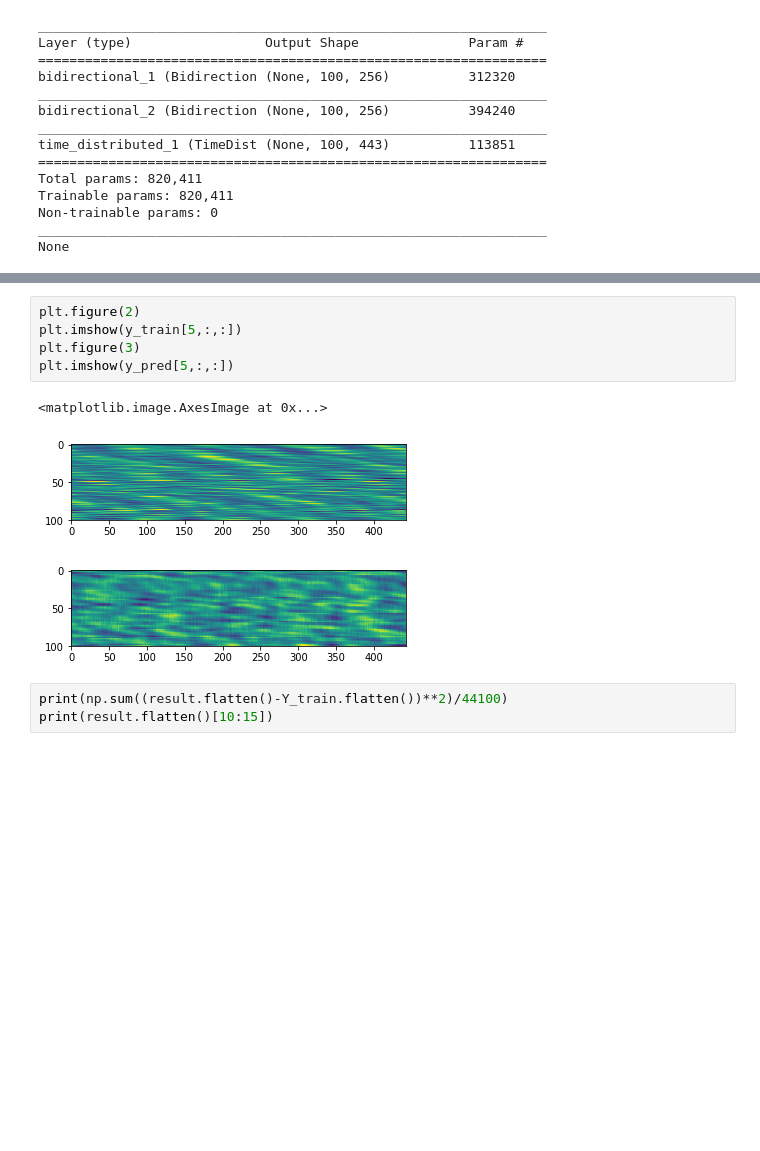
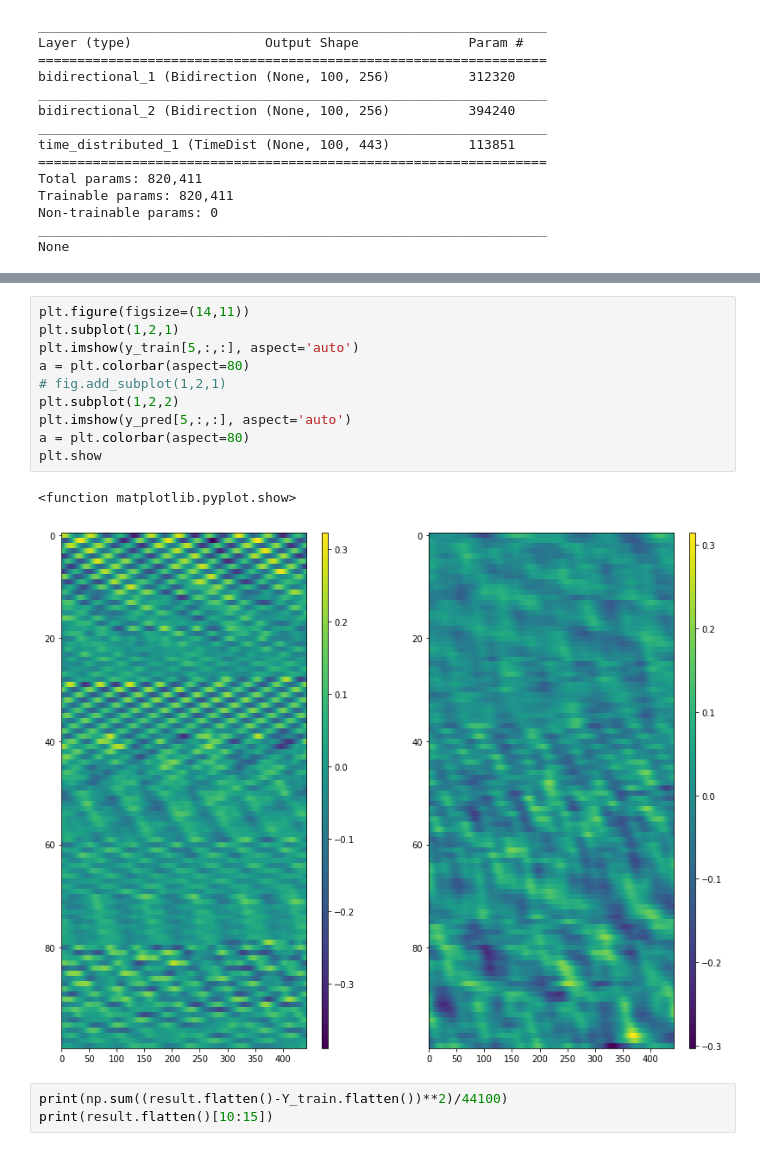
Before and after one commit to 410k/CS230-final-project, a Jupyter notebook: CS230-Patricia.ipynb, the cells around one changed output, grey strips where cells are left out. Drawn from its saved outputs; the diff is of its cells as text; blank space fills up the shorter version.

```diff
--- a/CS230-Patricia.ipynb
+++ b/CS230-Patricia.ipynb
@@ -161,12 +164,16 @@ plt.plot(y_pred_vec)
-# %%
-plt.figure(2)
-plt.imshow(y_train[5,:,:])
-plt.figure(3)
-plt.imshow(y_pred[5,:,:])
-# %% [output]
-<matplotlib.image.AxesImage at 0x...>
-[figure, removed]
-[figure, removed]
+# %%
+plt.figure(figsize=(14,11))
+plt.subplot(1,2,1)
+plt.imshow(y_train[5,:,:], aspect='auto')
+a = plt.colorbar(aspect=80)
+# fig.add_subplot(1,2,1)
+plt.subplot(1,2,2)
+plt.imshow(y_pred[5,:,:], aspect='auto')
+a = plt.colorbar(aspect=80)
+plt.show
+# %% [output]
+<function matplotlib.pyplot.show>
+[figure, added]
 # %%
 print(np.sum((result.flatten()-Y_train.flatten())**2)/44100)
 print(result.flatten()[10:15])
```
Also changed, not shown: parts of 6 cells of this notebook, 7 other files.
